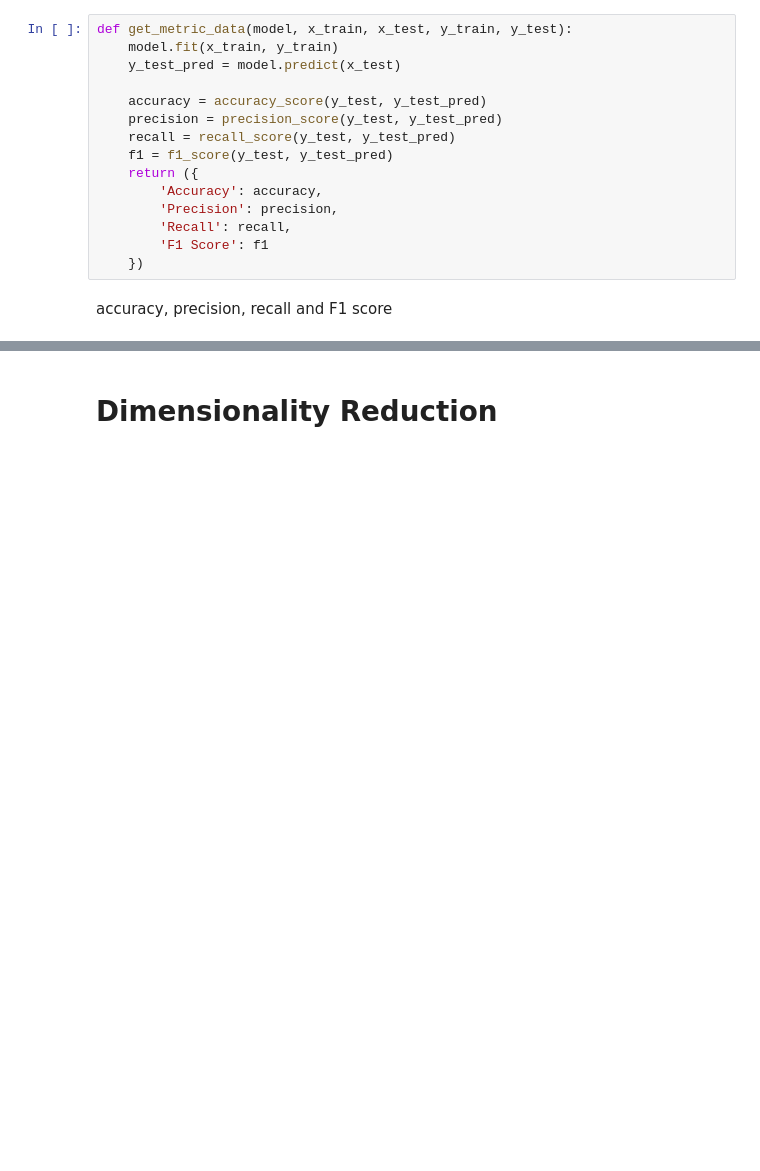
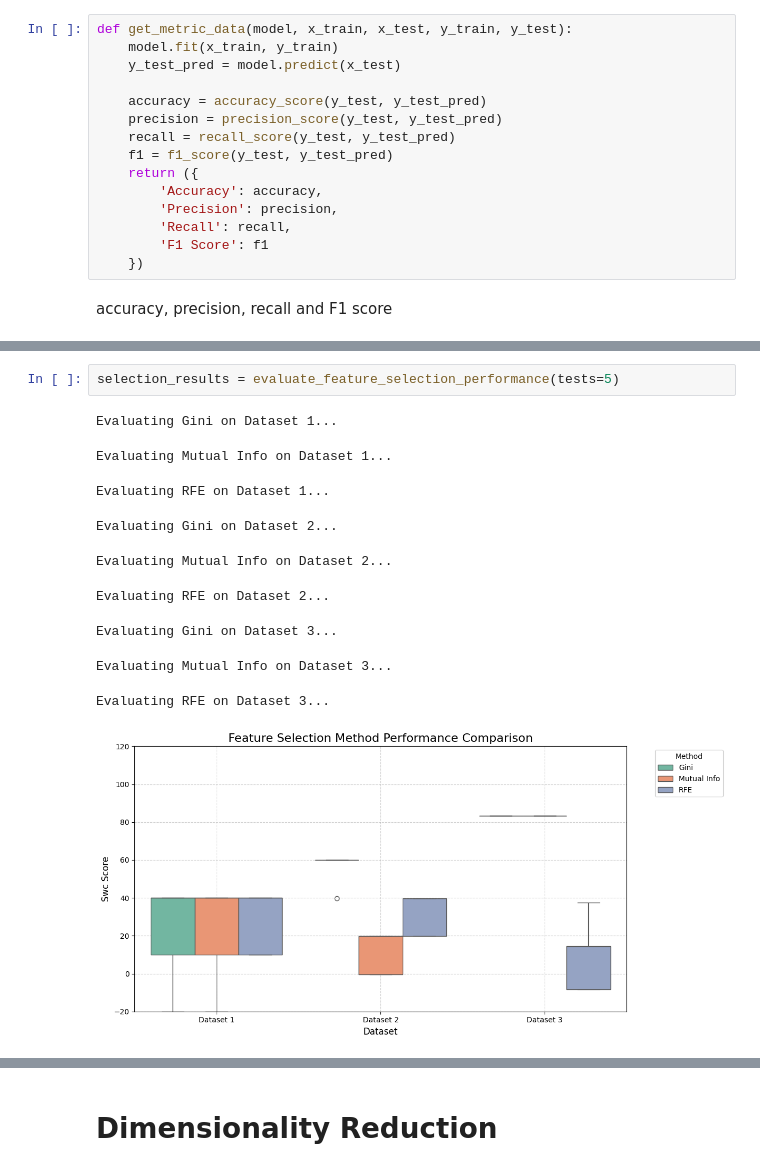
Before and after one commit to dawidsroczyk/Data-Exploration, a Jupyter notebook: feature_selection.ipynb, the cells around one changed output, grey strips where cells are left out. Saved outputs shown, nothing was run; the diff lists cells and outputs as text; blank space fills up the shorter version.

```diff
--- a/feature_selection.ipynb
+++ b/feature_selection.ipynb
@@ -294,0 +511,13 @@ def eval_model(model, X, y, feature_mask, relevant_mask):
+# %%
+selection_results = evaluate_feature_selection_performance(tests=5)
+# %% [output]
+Evaluating Gini on Dataset 1...
+Evaluating Mutual Info on Dataset 1...
+Evaluating RFE on Dataset 1...
+Evaluating Gini on Dataset 2...
+Evaluating Mutual Info on Dataset 2...
+Evaluating RFE on Dataset 2...
+Evaluating Gini on Dataset 3...
+Evaluating Mutual Info on Dataset 3...
+Evaluating RFE on Dataset 3...
+[figure, added]
```
Also changed, not shown: parts of 16 cells of this notebook.
